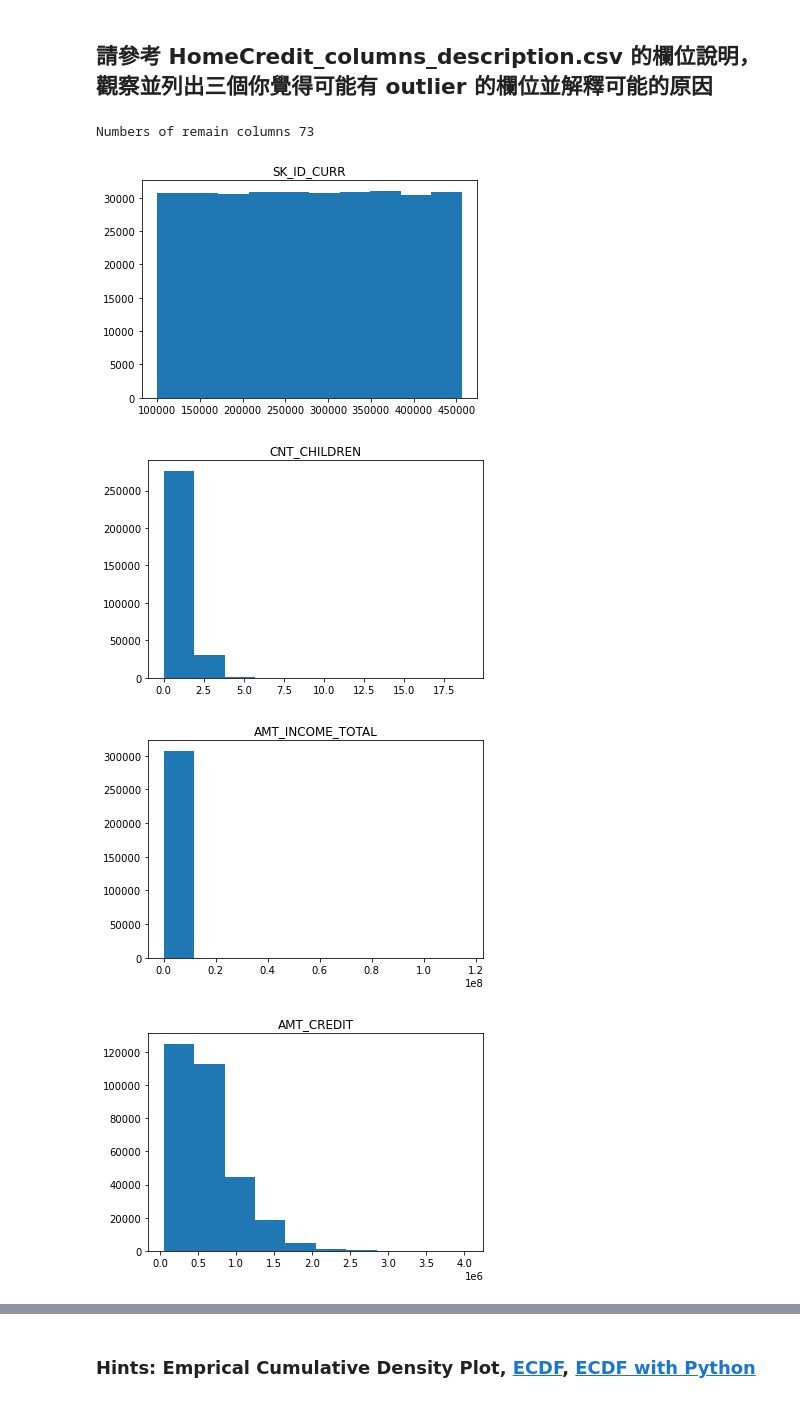
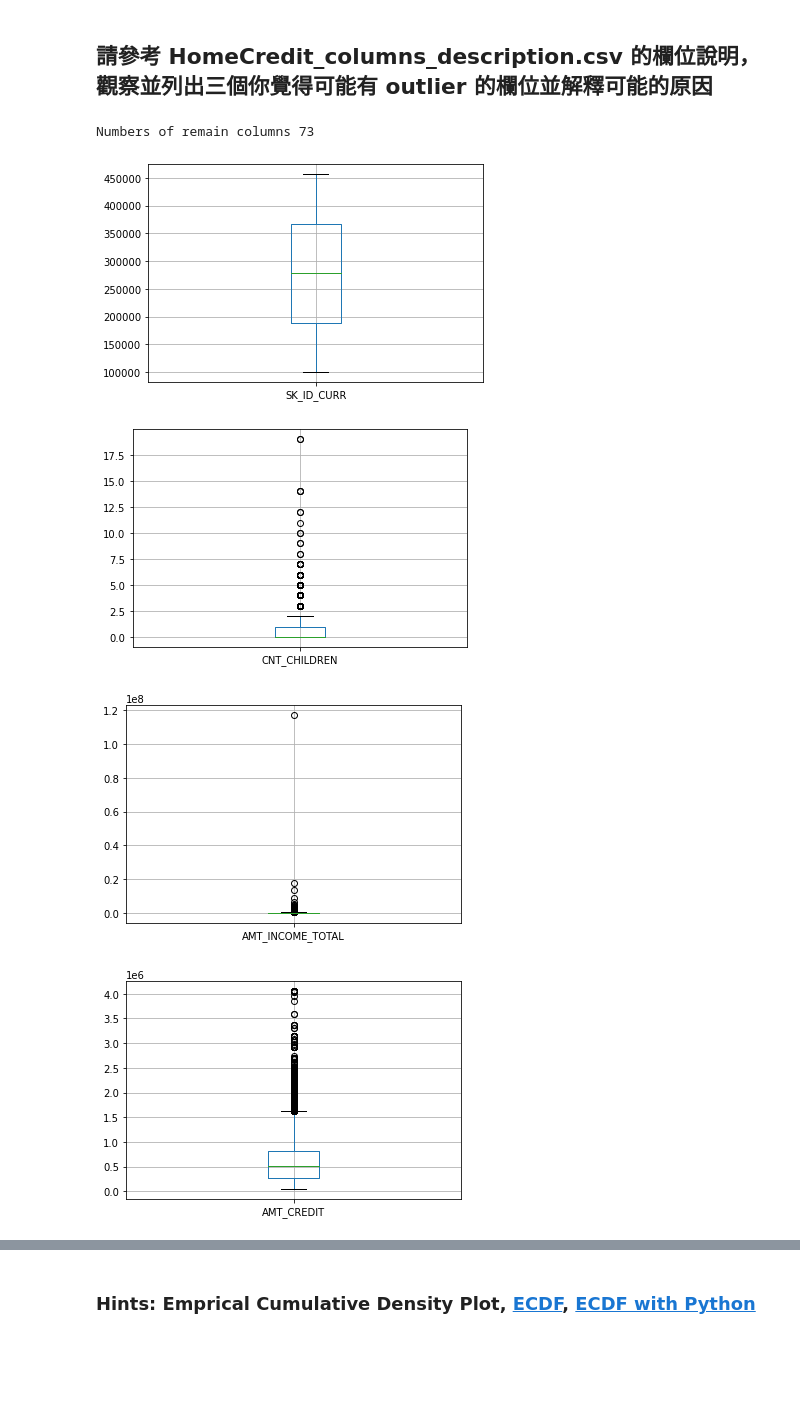
Before and after one commit to kenkao1118/ML100Days, a Jupyter notebook: homework/Day_009_homework.ipynb, the cells around one changed output, grey strips where cells are left out. Drawn from its saved outputs; the diff is of its cells as text; code cells hidden in the pictures; blank space fills up the shorter version.

```diff
--- a/homework/Day_009_homework.ipynb
+++ b/homework/Day_009_homework.ipynb
@@ -40,22 +40,21 @@ Path of read in data: ./data\application_train.csv
 # %%
 # 先篩選數值型的欄位
 
 dtype_select = [np.dtype('int64'),np.dtype('float64')]
 
 numeric_columns = list(app_train.columns[list(app_train.dtypes.isin(dtype_select))])
 
 # 再把只有 2 值 (通常是 0,1) 的欄位去掉
 numeric_columns = list(app_train[numeric_columns].columns[list(app_train[numeric_columns].apply(lambda x:len(x.unique())!=2 ))])
 print("Numbers of remain columns %d" % len(numeric_columns))
 
 # 檢視這些欄位的數值範圍
 for col in numeric_columns:
-    plt.hist(app_train[col])
-    plt.title(col)
+    app_train.boxplot(col)
     plt.show()
 # %% [output]
 Numbers of remain columns 73
-[figure, old version]
+[figure, new version]
-[figure, old version]
+[figure, new version]
-[figure, old version]
+[figure, new version]
-[figure, old version]
+[figure, new version]
```
Also changed, not shown: parts of 4 cells of this notebook.
